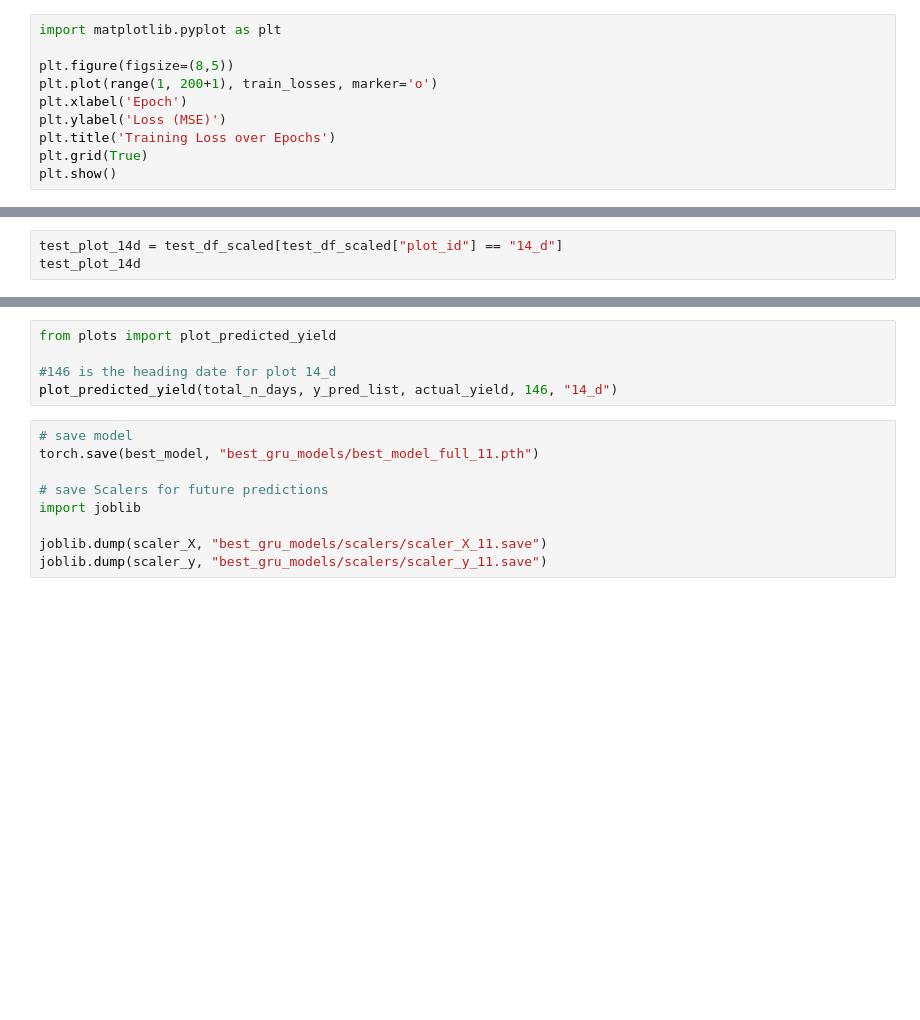
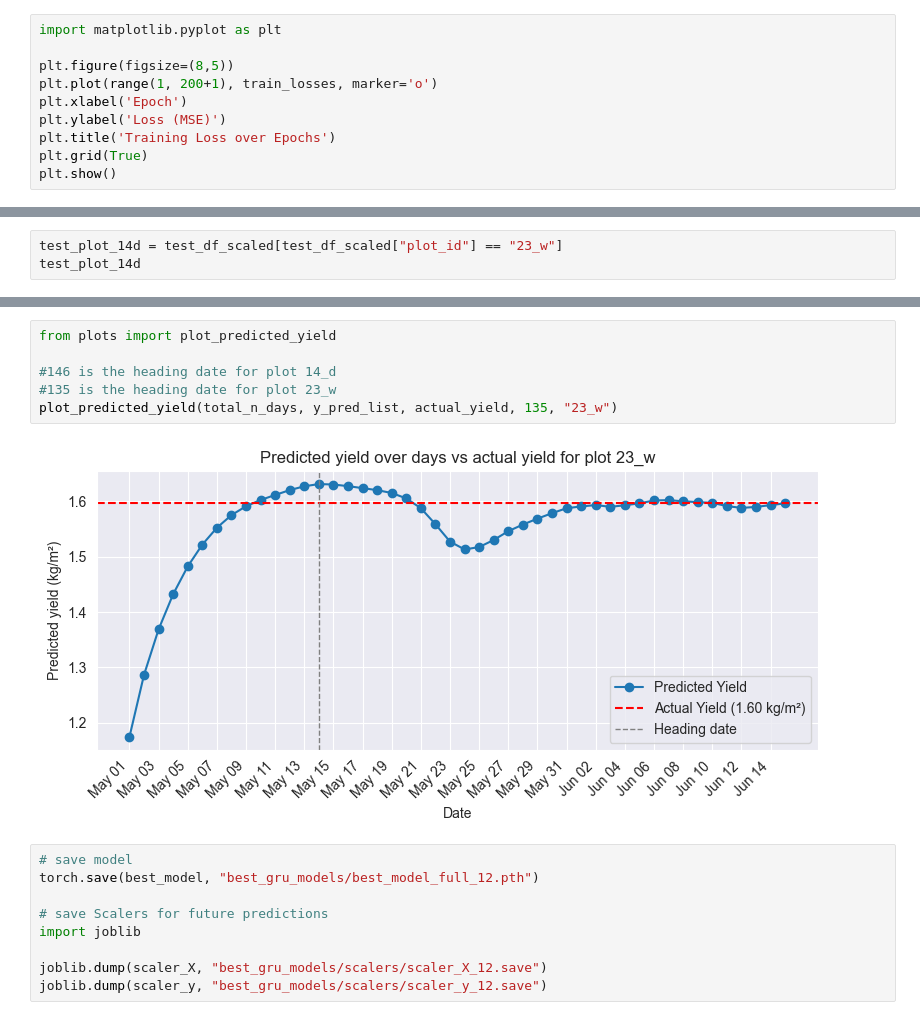
Before and after one commit to lochanamalt/IoT-data-yield-prediction, a Jupyter notebook: gru-pytorch-progressing_window_dataset_v3_only_vis.ipynb, the cells around one changed output, grey strips where cells are left out. Saved outputs shown, nothing was run; the diff lists cells and outputs as text; blank space fills up the shorter version.

Commit message:
yield prediction for latest model

```diff
--- a/gru-pytorch-progressing_window_dataset_v3_only_vis.ipynb
+++ b/gru-pytorch-progressing_window_dataset_v3_only_vis.ipynb
@@ -501,3 +582,3 @@ plot_mse(test_mse, total_n_days)
 # %%
-test_plot_14d = test_df_scaled[test_df_scaled["plot_id"] == "14_d"]
+test_plot_14d = test_df_scaled[test_df_scaled["plot_id"] == "23_w"]
 test_plot_14d
@@ -536,14 +656,17 @@ actual_yield = y_true_list[0]
 # %%
 from plots import plot_predicted_yield
 
 #146 is the heading date for plot 14_d
-plot_predicted_yield(total_n_days, y_pred_list, actual_yield, 146, "14_d")
+#135 is the heading date for plot 23_w
+plot_predicted_yield(total_n_days, y_pred_list, actual_yield, 135, "23_w")
+# %% [output]
+[figure, added]
 # %%
 # save model
-torch.save(best_model, "best_gru_models/best_model_full_11.pth")
+torch.save(best_model, "best_gru_models/best_model_full_12.pth")
 
 # save Scalers for future predictions
 import joblib
 
-joblib.dump(scaler_X, "best_gru_models/scalers/scaler_X_11.save")
-joblib.dump(scaler_y, "best_gru_models/scalers/scaler_y_11.save")
+joblib.dump(scaler_X, "best_gru_models/scalers/scaler_X_12.save")
+joblib.dump(scaler_y, "best_gru_models/scalers/scaler_y_12.save")
```
Also changed, not shown: parts of 12 cells of this notebook, 1 other file.
